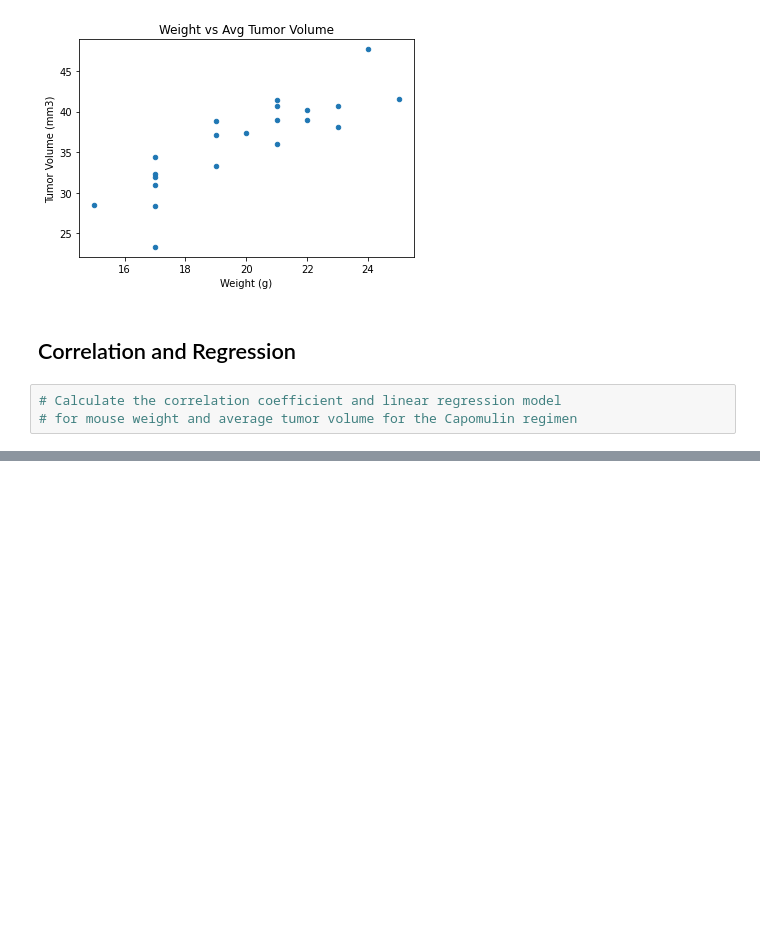
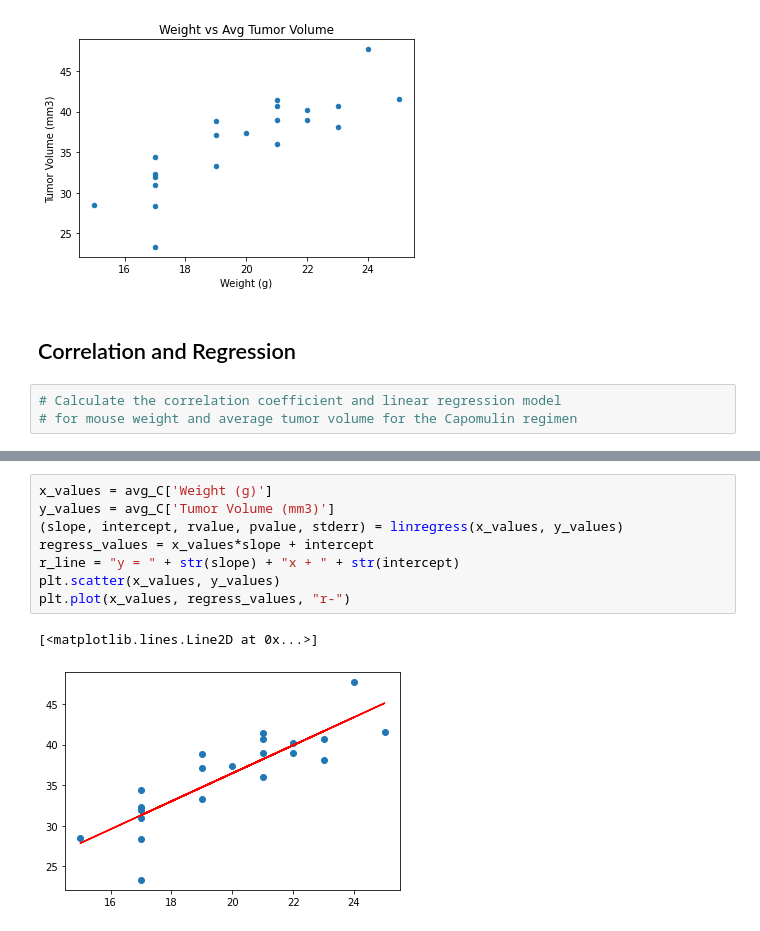
Before and after one commit to brettmw92/Matplotlib, a Jupyter notebook: HW/Instructions/Pymaceuticals/pymaceuticals_starter.ipynb, the cells around one changed output, grey strips where cells are left out. Cells and saved outputs as stored; diff of their text form; blank space fills up the shorter version.

```diff
--- a/HW/Instructions/Pymaceuticals/pymaceuticals_starter.ipynb
+++ b/HW/Instructions/Pymaceuticals/pymaceuticals_starter.ipynb
@@ -339,0 +348,11 @@ avg_C.plot(kind="scatter", x="Weight (g)", y = "Tumor Volume (mm3)", title = "We
+# %%
+x_values = avg_C['Weight (g)']
+y_values = avg_C['Tumor Volume (mm3)']
+(slope, intercept, rvalue, pvalue, stderr) = linregress(x_values, y_values)
+regress_values = x_values*slope + intercept
+r_line = "y = " + str(slope) + "x + " + str(intercept)
+plt.scatter(x_values, y_values)
+plt.plot(x_values, regress_values, "r-")
+# %% [output]
+[<matplotlib.lines.Line2D at 0x...>]
+[figure, added]
```
Also changed, not shown: parts of 2 cells of this notebook.
